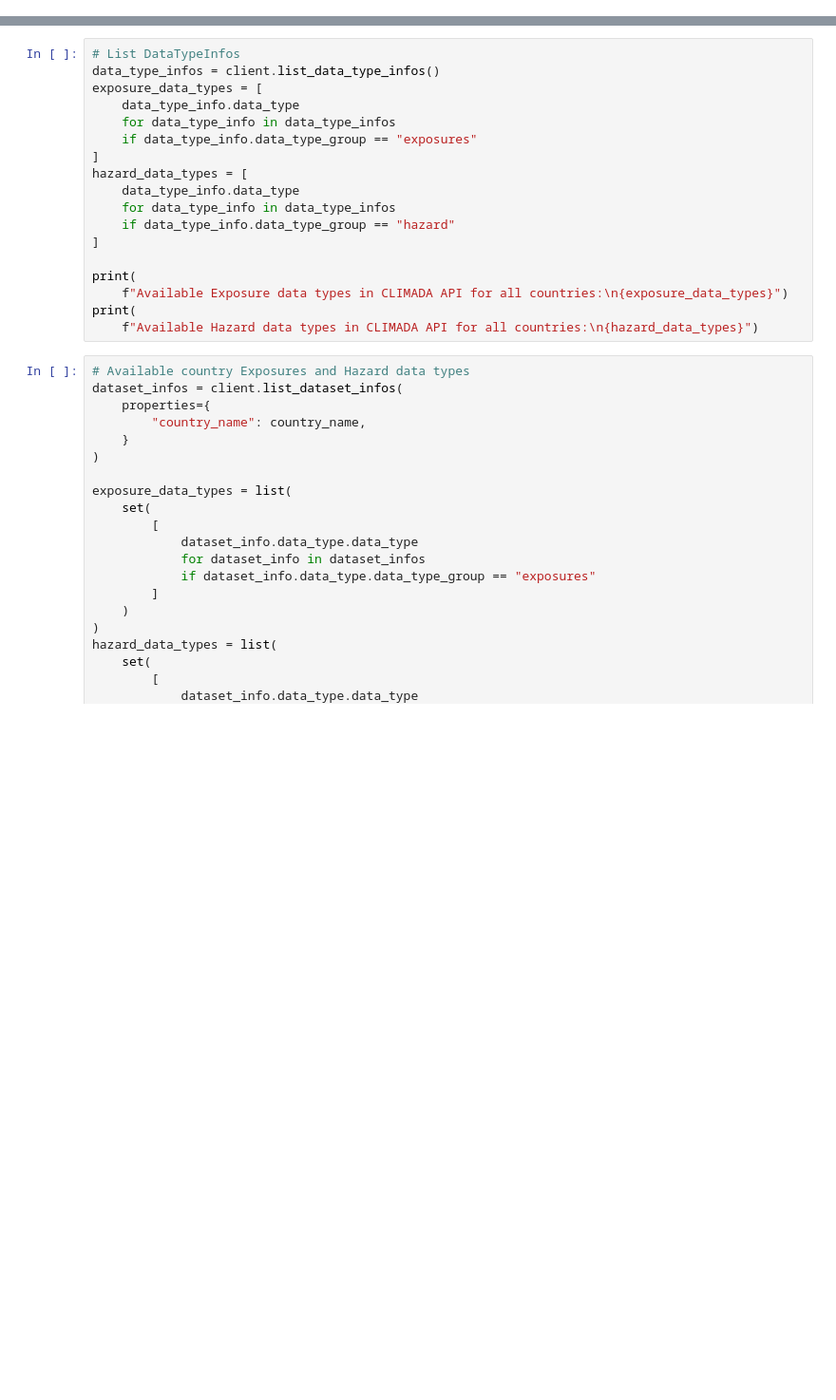
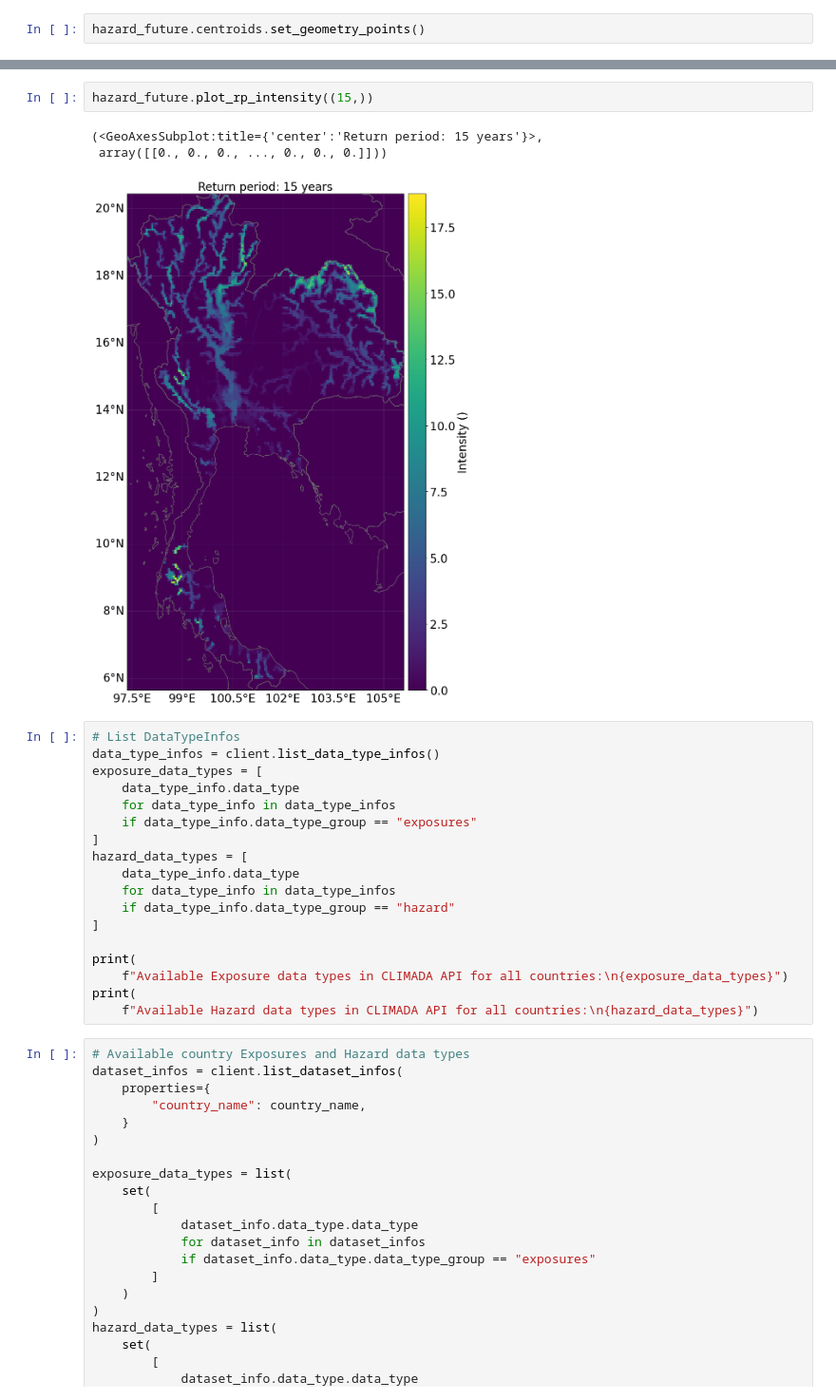
Before and after one commit to gkalomalos/ERA_projects_SWORD, a Jupyter notebook: backend/dev.ipynb, the cells around one changed output, grey strips where cells are left out. Shown: that part at 95% size. Drawn from its saved outputs; the diff is of its cells as text; blank space fills up the shorter version.

```diff
--- a/backend/dev.ipynb
+++ b/backend/dev.ipynb
@@ -281,0 +186,2 @@ haz.plot_intensity(0)
+# %%
+hazard_future.centroids.set_geometry_points()
@@ -282,3 +198,9 @@ haz.plot_intensity(0)
+# %%
+hazard_future.plot_rp_intensity((15,))
+# %% [output]
+(<GeoAxesSubplot:title={'center':'Return period: 15 years'}>,
+ array([[0., 0., 0., ..., 0., 0., 0.]]))
+[figure, added]
 # %%
 # List DataTypeInfos
 data_type_infos = client.list_data_type_infos()
```
Also changed, not shown: parts of 11 cells of this notebook, 15 other files.
